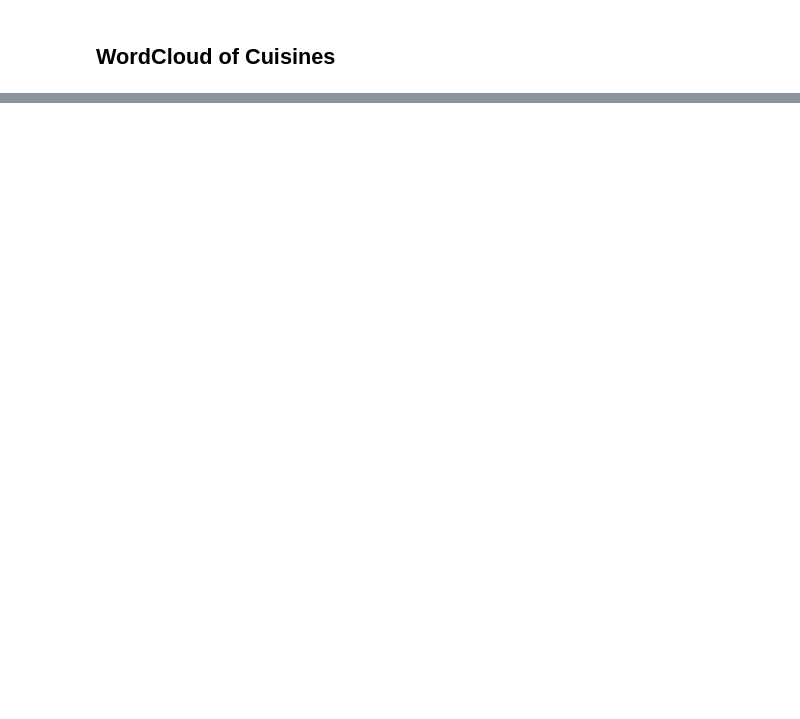
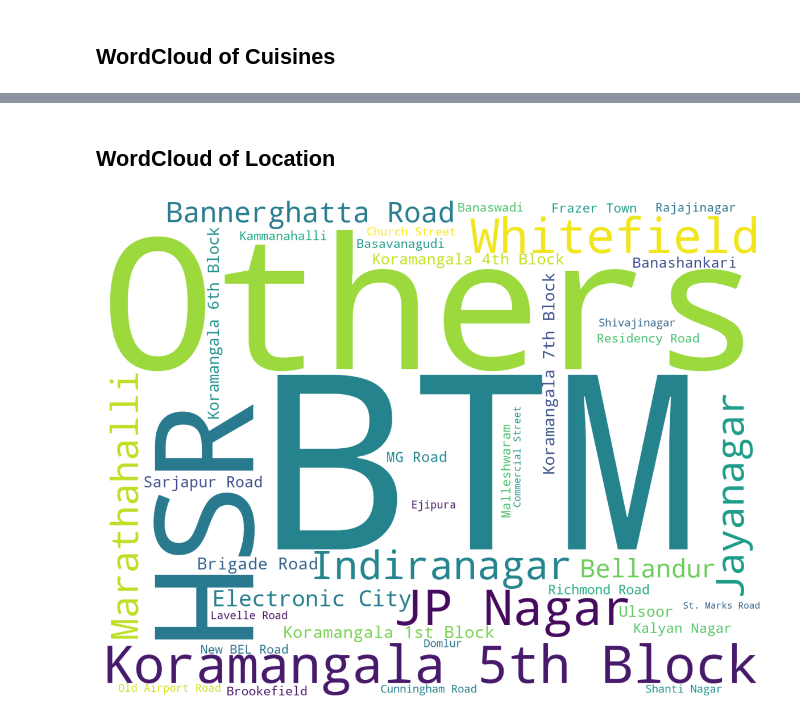
Before and after one commit to Ravindra-Kemble/Zomato-EDA-and-Exploration, a Jupyter notebook: Zomato EDA and Visualization.ipynb, the cells around one changed output, grey strips where cells are left out. Cells and saved outputs as stored; diff of their text form; code cells hidden in the pictures; blank space fills up the shorter version.

```diff
--- a/Zomato EDA and Visualization.ipynb
+++ b/Zomato EDA and Visualization.ipynb
@@ -588,0 +619,11 @@ plt.axis('off');
+# %% [markdown]
+## WordCloud of Location
+# %%
+wordcloud = (WordCloud(width=1440, height= 1080, background_color= 'white').generate_from_frequencies(df.location.value_counts()))
+
+
+fig = plt.figure(1,figsize=(15,15))
+plt.imshow(wordcloud)
+plt.axis('off');
+# %% [output]
+[figure, added]
```
Also changed, not shown: parts of 11 cells of this notebook.
